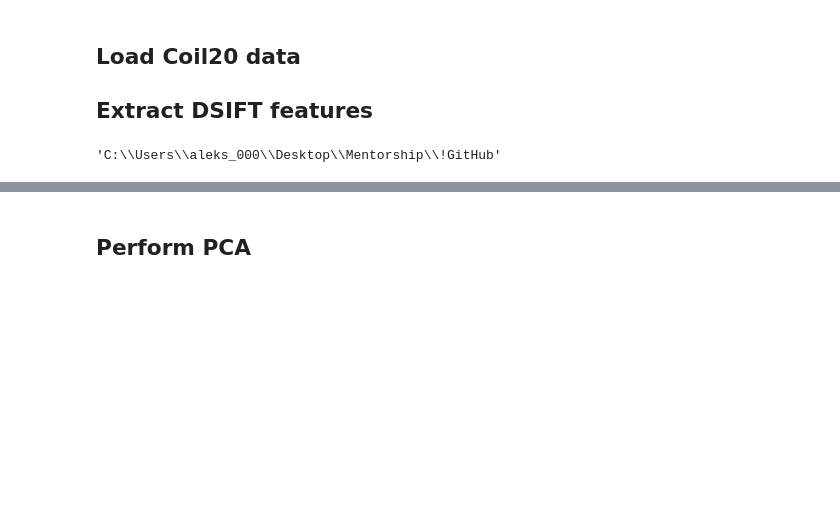
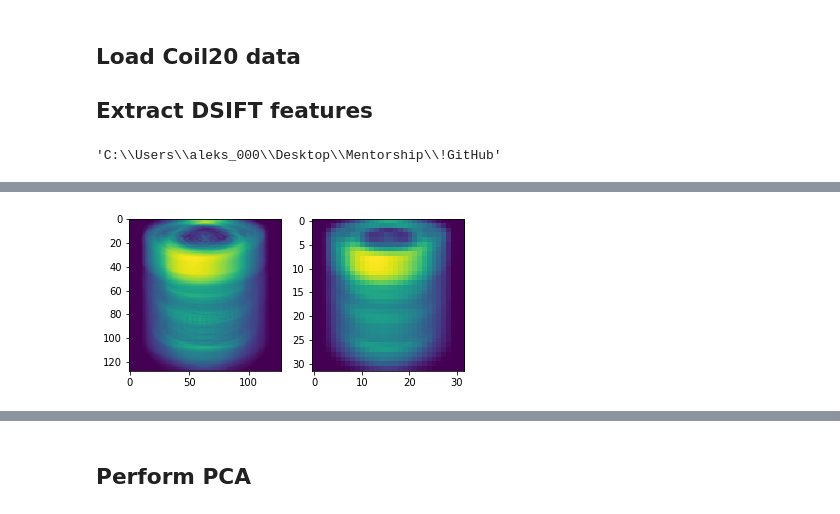
Before and after one commit to zheng-alice/Deep-Subspace-Clustering, a Jupyter notebook: Verbose.ipynb, the cells around one changed output, grey strips where cells are left out. Cells and saved outputs as stored; diff of their text form; code cells hidden in the pictures; blank space fills up the shorter version.

```diff
--- a/Verbose.ipynb
+++ b/Verbose.ipynb
@@ -36,9 +46,12 @@ ax[1].imshow(np.mean(images_dsift, axis=0).reshape((-1, 128)));
 # %%
 fig, ax = plt.subplots(1, 2)
 idx = 0
 
-ax[0].imshow(np.mean(images_raw[72*idx:72*(idx+1)], axis=0).reshape((-1, 128)));
-ax[1].imshow(np.mean(images_dsift[72*idx:72*(idx+1)], axis=0).reshape((-1, 128)));
+ax[0].imshow(np.mean(images_raw[72*idx:72*(idx+1)], axis=0));
+#ax[1].imshow(np.mean(images_dsift[72*idx:72*(idx+1)], axis=0).reshape((-1, 128)));
+ax[1].imshow(np.mean(images_compressed[72*idx:72*(idx+1)], axis=0));
+# %% [output]
+[figure, added]
 # %%
 fig, ax = plt.subplots(1, 2)
 
```
Also changed, not shown: parts of 31 cells of this notebook.
